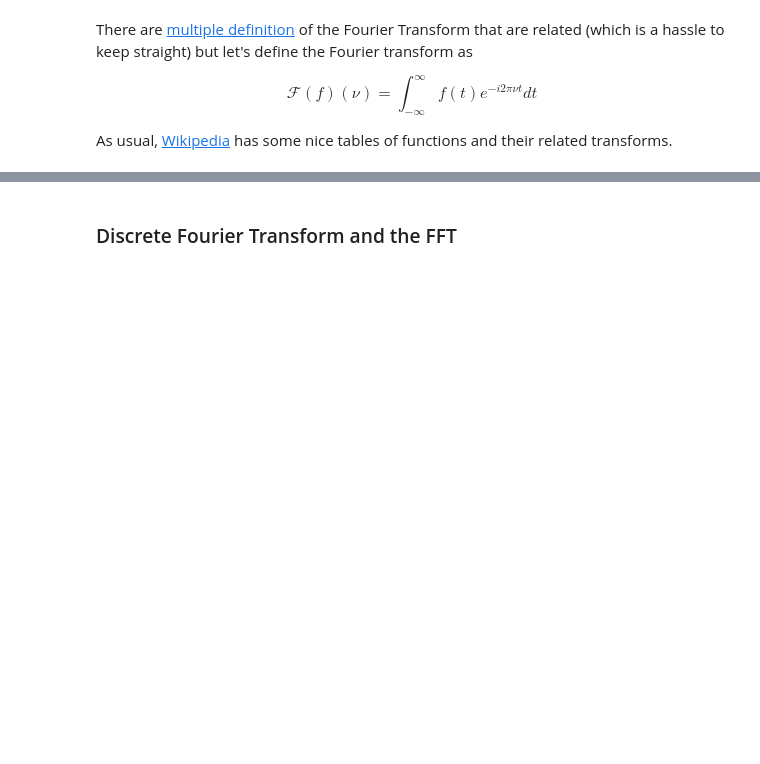
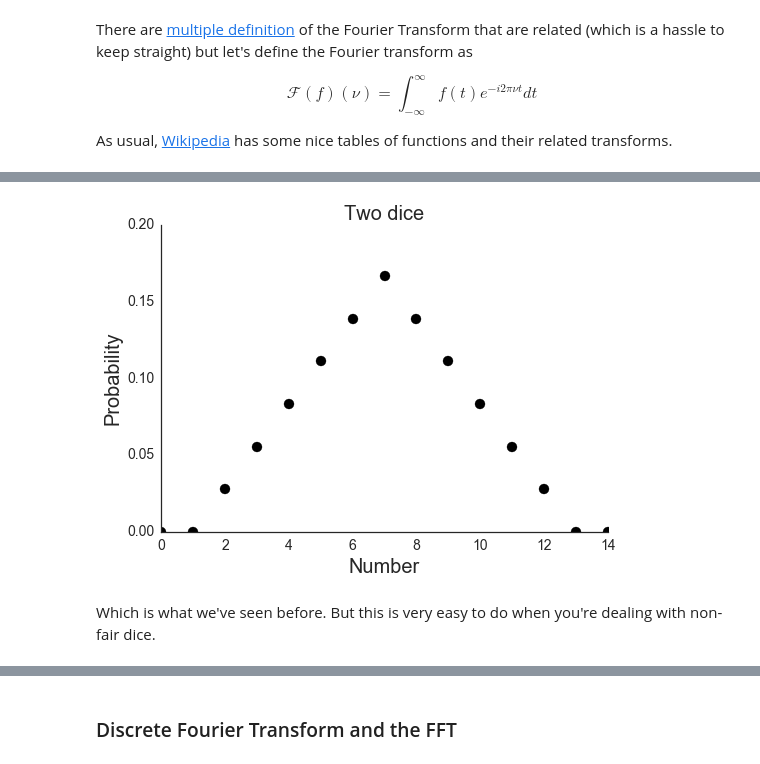
Before and after one commit to anzelpwj/Stats-week, a Jupyter notebook: Fourier.ipynb, the cells around one changed output, grey strips where cells are left out. Cells and saved outputs as stored; diff of their text form; code cells hidden in the pictures; blank space fills up the shorter version.

```diff
--- a/Fourier.ipynb
+++ b/Fourier.ipynb
@@ -150,0 +187,16 @@ $$ (f*g)(t) = \int_{-\infty}^{\infty}f(\tau)g(t-\tau)d\tau$$
+# %%
+two_dice = np.convolve(dice_pmf, dice_pmf, mode='full')
+# Using mode=full here because we know everything at the boundaries is zero.
+two_dice_range = np.arange(15)
+# %%
+plt.scatter(two_dice_range, two_dice, s=100, color='k')
+plt.axis([0, 14, 0, 0.2])
+plt.xlabel('Number', fontsize=20)
+plt.ylabel('Probability', fontsize=20)
+plt.tick_params(labelsize=14)
+plt.title('Two dice', fontsize=20)
+sns.despine()
+# %% [output]
+[figure, added]
+# %% [markdown]
+Which is what we've seen before. But this is very easy to do when you're dealing with non-fair dice.
```
Also changed, not shown: parts of 21 cells of this notebook.
